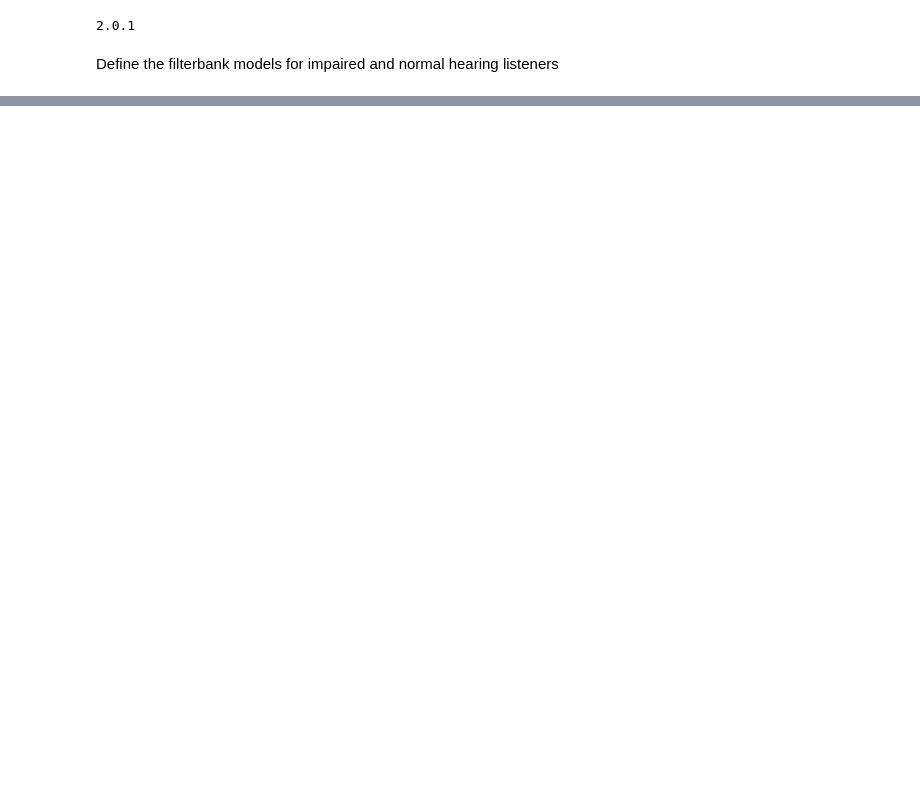
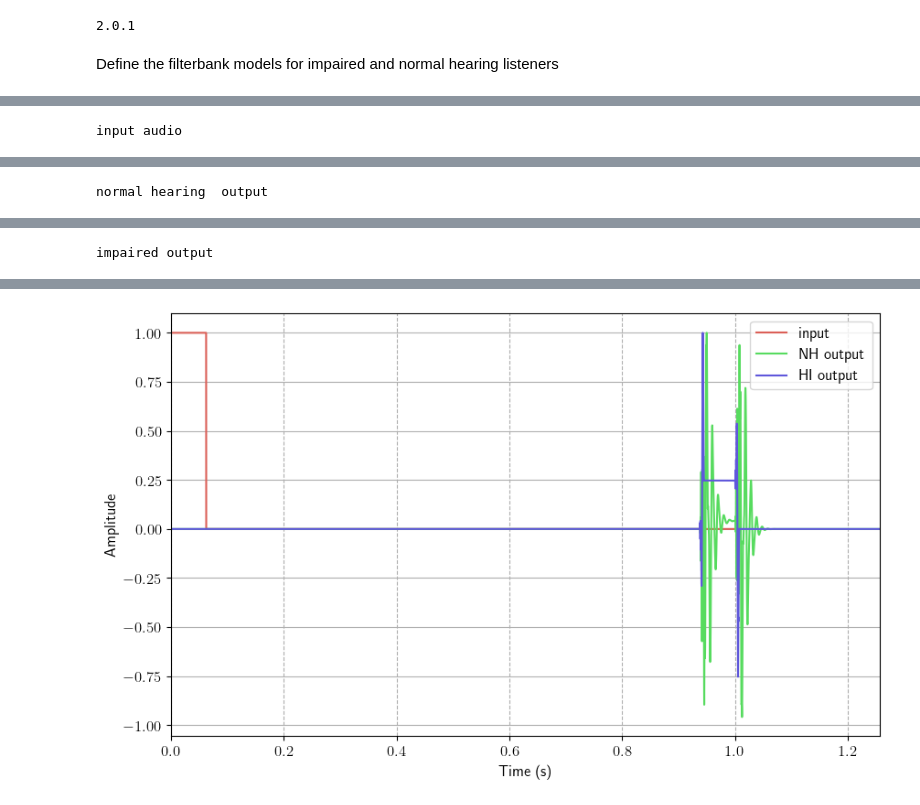
Before and after one commit to alruts/DDSP, a Jupyter notebook: notebooks/model_v1.ipynb, the cells around one changed output, grey strips where cells are left out. Drawn from its saved outputs; the diff is of its cells as text; code cells hidden in the pictures; blank space fills up the shorter version.

```diff
--- a/notebooks/model_v1.ipynb
+++ b/notebooks/model_v1.ipynb
@@ -86,0 +84,17 @@ No artists with labels found to put in legend.  Note that artists whose label st
+# %%
+import torch.optim as optim
+
+# Dummy training data
+# Random input data and target labels
+n_batch = 1
+n_samples = 16_000
+n_channels = 1
+
+model = MyModel_v1(
+    num_taps=100,
+    samplerate=sample_rate,
+    center_frequencies=center_frequencies,
+    impairment_factor=1000,
+)
+
+print(model)
@@ -86,0 +119,29 @@ No artists with labels found to put in legend.  Note that artists whose label st
+# %%
+x_noise = torch.randn(n_batch, n_channels, n_samples)  # Input of length 10, all zeros
+x_d = torch.zeros(n_batch, n_channels, n_samples)  # Input of length 10, all zeros
+x_d[:, :, 0:1000] = 1.0  # Impulse
+
+# choose which signal to excite with
+x = x_d
+
+# out_NH, out_HI = model(x_noise)
+out_NH, out_HI = model(x)
+
+print("input audio")
+audio_play(batch_2_np(x),samplerate)
+print("normal hearing  output")
+audio_play(batch_2_np(out_NH),samplerate)
+print("impaired output")
+audio_play(batch_2_np(out_HI),samplerate)
+
+
+signals = [
+    batch_2_np(x),
+    batch_2_np(out_NH),
+    batch_2_np(out_HI),
+]
+
+plot.timeseries(signals,samplerate=samplerate,
+                labels=['input','NH output', 'HI output'])
+# %% [output]
+input audio
@@ -86,0 +149 @@ No artists with labels found to put in legend.  Note that artists whose label st
+normal hearing  output
@@ -86,0 +151 @@ No artists with labels found to put in legend.  Note that artists whose label st
+impaired output
@@ -86,0 +153 @@ No artists with labels found to put in legend.  Note that artists whose label st
+[figure, added]
```
Also changed, not shown: parts of 8 cells of this notebook, 1 other file.
